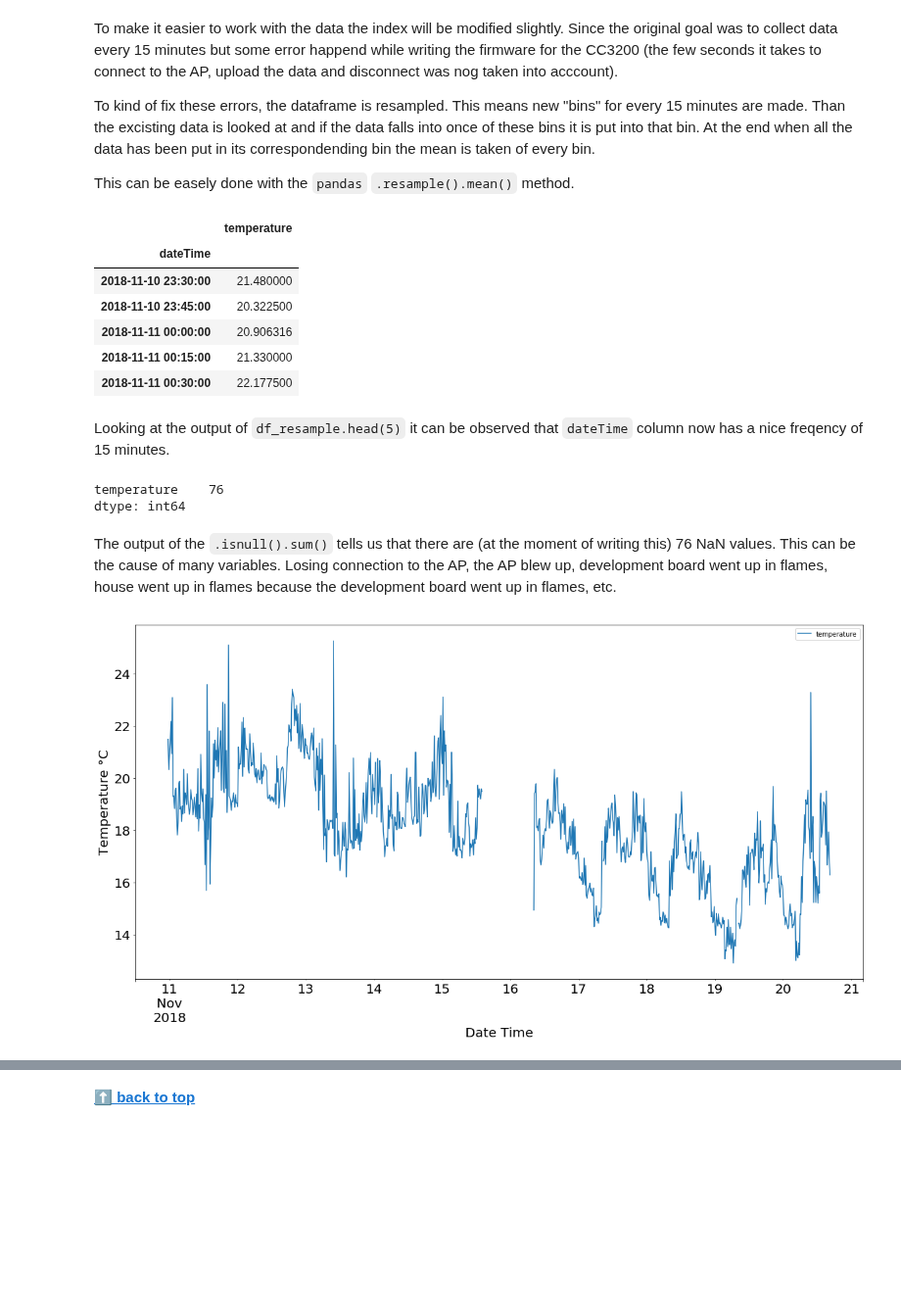
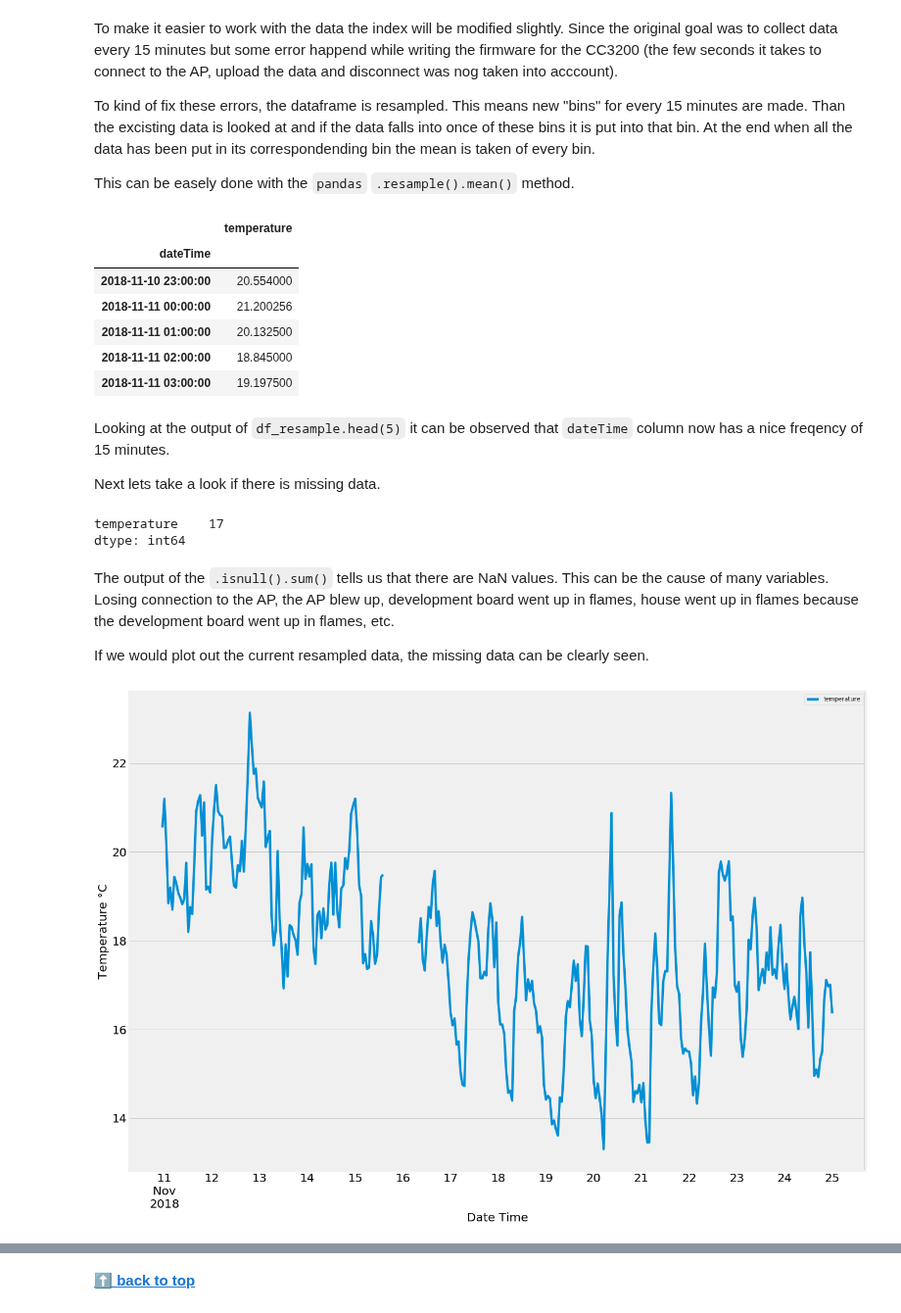
Before and after one commit to bryanhonof/Smart-Systems-Assignment-1, a Jupyter notebook: Python/2_get_data.ipynb, the cells around one changed output, grey strips where cells are left out. Shown at 98% size. Drawn from its saved outputs; the diff is of its cells as text; code cells hidden in the pictures; blank space fills up the shorter version.

````diff
--- a/Python/2_get_data.ipynb
+++ b/Python/2_get_data.ipynb
@@ -34,6 +34,8 @@ import ipywidgets        as widgets
 import matplotlib.pyplot as plt
 
 from sqlalchemy import create_engine
+
+plt.style.use('fivethirtyeight')
 # %% [markdown]
 **[⬆ back to top](#table-of-contents)**
 # %% [markdown]
@@ -189,32 +191,36 @@ To kind of fix these errors, the dataframe is resampled. This means new "bins" f
 
 This can be easely done with the ```pandas``` ```.resample().mean()``` method.
 # %%
-# Change the frequency to 15mins
-df_resample = df.resample('15T').mean()
+# Change the frequency to 60mins
+df_resample = df.resample('H').mean()
 # %%
 df_resample.head(5)
 # %% [output]
 |  | temperature |
 | dateTime |  |
-| 2018-11-10 23:30:00 | 21.480000 |
-| 2018-11-10 23:45:00 | 20.322500 |
-| 2018-11-11 00:00:00 | 20.906316 |
-| 2018-11-11 00:15:00 | 21.330000 |
-| 2018-11-11 00:30:00 | 22.177500 |
+| 2018-11-10 23:00:00 | 20.554000 |
+| 2018-11-11 00:00:00 | 21.200256 |
+| 2018-11-11 01:00:00 | 20.132500 |
+| 2018-11-11 02:00:00 | 18.845000 |
+| 2018-11-11 03:00:00 | 19.197500 |
 # %% [markdown]
 Looking at the output of ```df_resample.head(5)``` it can be observed that ```dateTime``` column now has a nice freqency of 15 minutes.
+
+Next lets take a look if there is missing data.
 # %%
 df_resample.isnull().sum()
 # %% [output]
-temperature    76
+temperature    17
 dtype: int64
 # %% [markdown]
-The output of the ```.isnull().sum()``` tells us that there are (at the moment of writing this) 76 NaN values. This can be the cause of many variables. Losing connection to the AP, the AP blew up, development board went up in flames, house went up in flames because the development board went up in flames, etc.
+The output of the ```.isnull().sum()``` tells us that there are NaN values. This can be the cause of many variables. Losing connection to the AP, the AP blew up, development board went up in flames, house went up in flames because the development board went up in flames, etc.
+
+If we would plot out the current resampled data, the missing data can be clearly seen.
 # %%
-df_resample.plot(figsize=(20, 10), fontsize=20)
+df_resample.plot(figsize=(20, 15), fontsize=20)
 plt.xlabel('Date Time', fontsize=20)
 plt.ylabel('Temperature °C', fontsize=20)
 plt.show()
 # %% [output]
-[figure, old version]
+[figure, new version]
 # %% [markdown]
````
Also changed, not shown: parts of 8 cells of this notebook, 6 other files.
